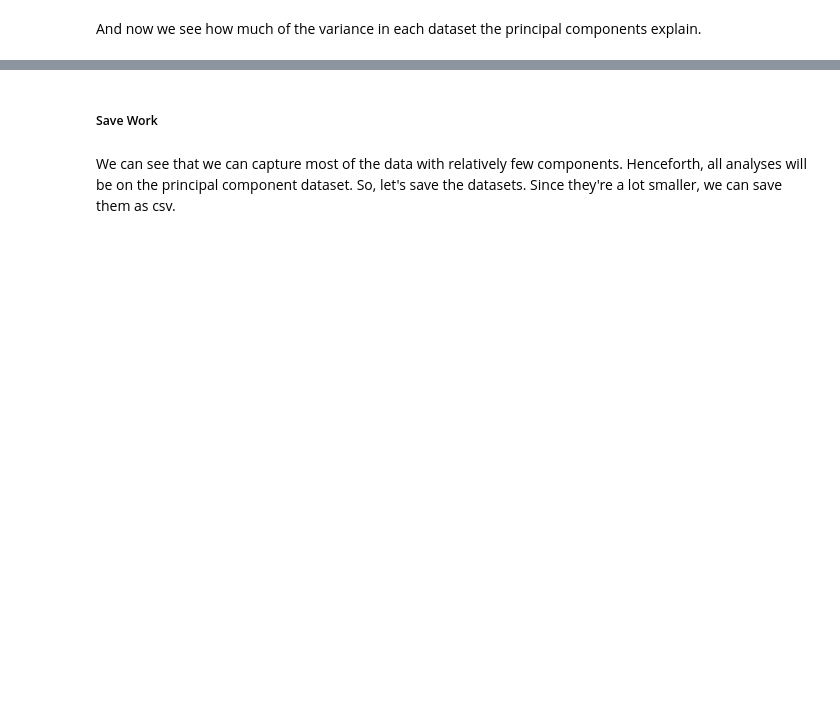
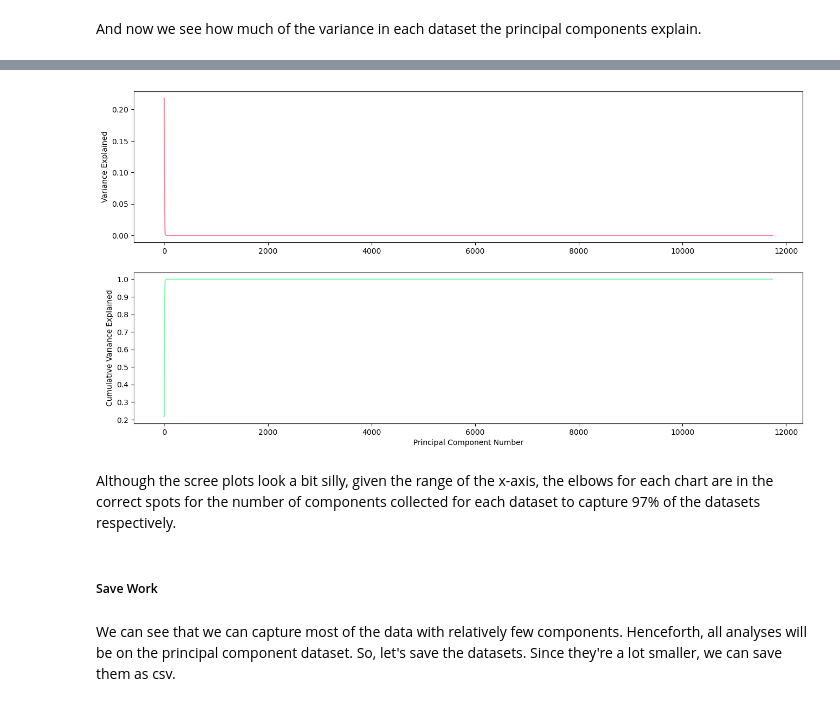
Before and after one commit to fjrrk/fef-analysis, a Jupyter notebook: scripts/Part 02 - Data Exploration-Copy1.ipynb, the cells around one changed output, grey strips where cells are left out. Cells and saved outputs as stored; diff of their text form; code cells hidden in the pictures; blank space fills up the shorter version.

```diff
--- a/scripts/Part 02 - Data Exploration-Copy1.ipynb
+++ b/scripts/Part 02 - Data Exploration-Copy1.ipynb
@@ -226,2 +274,4 @@ AttributeError: 'CumlArray' object has no attribute 'get'
 # %%
-fig, ax = gpu_pca_scree_plot(rnd_pca_model)
+fig, ax = pca_scree_plot_no_model(rnd_exp_var)
+# %% [output]
+[figure, added]
@@ -230,3 +278,5 @@ print(f"There are {roi_pca_x_97.shape[1]} principal components for the ROI datas
+# %% [markdown]
+Although the scree plots look a bit silly, given the range of the x-axis, the elbows for each chart are in the correct spots for the number of components collected for each dataset to capture 97% of the datasets respectively.
 # %% [markdown]
 ##### Save Work #####
 # %% [markdown]
```
Also changed, not shown: parts of 47 cells of this notebook.
